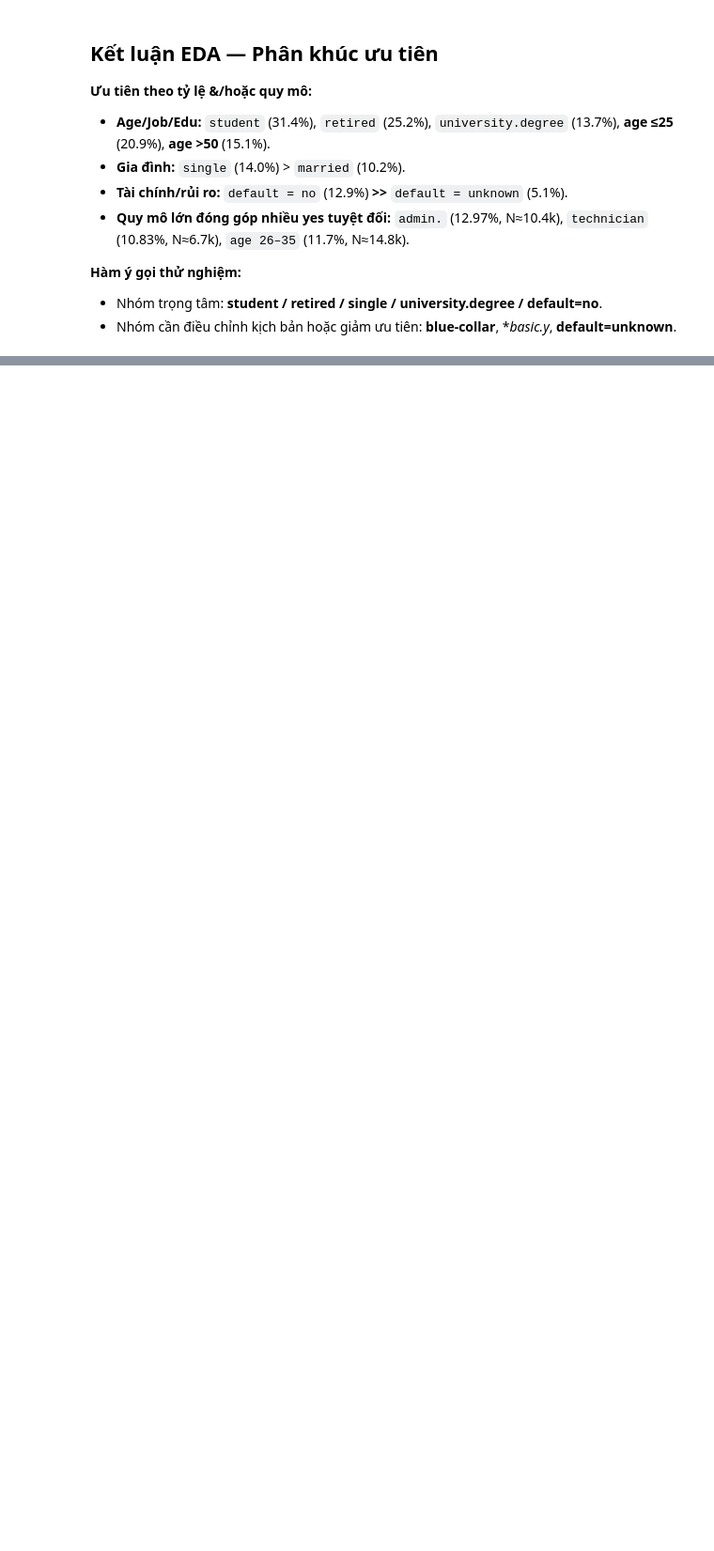
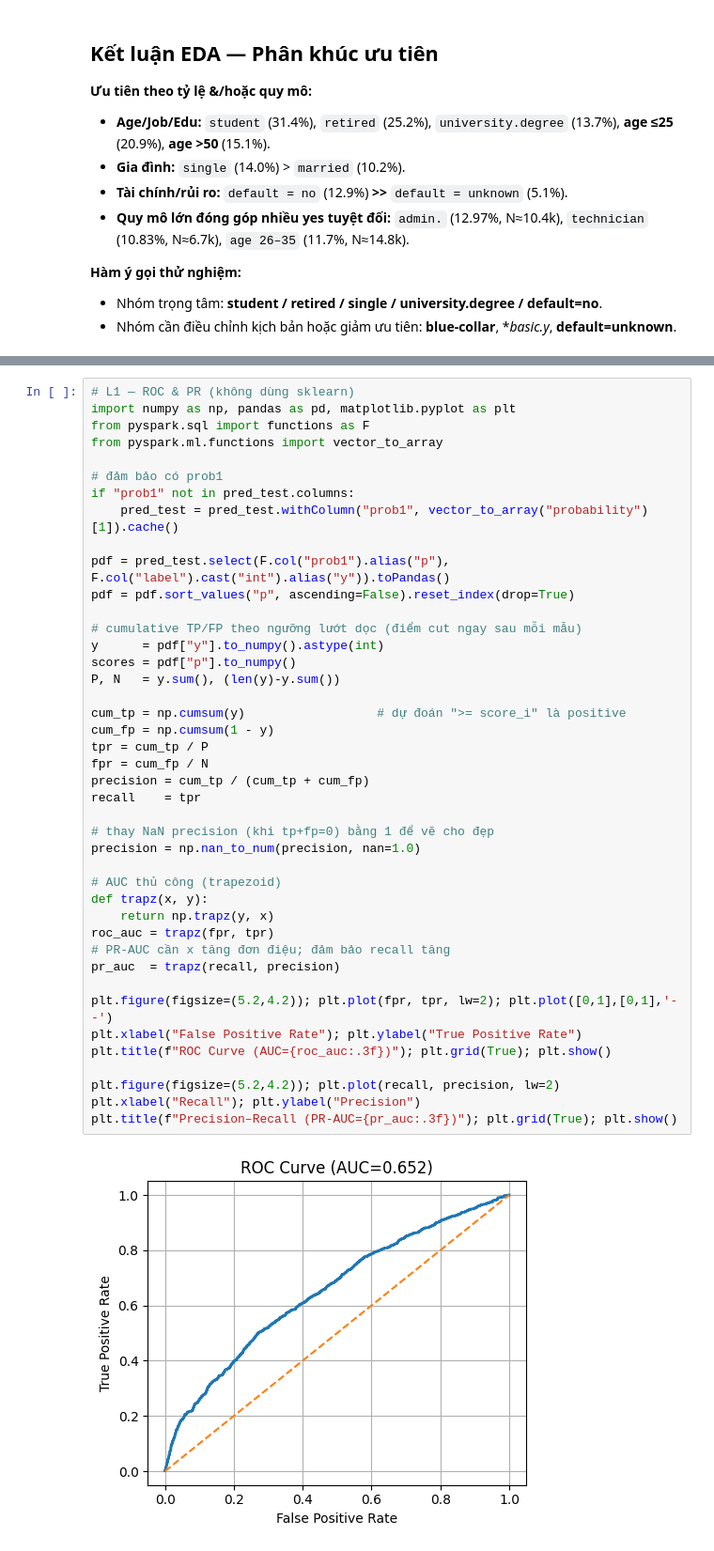
Before and after one commit to hungfnguyen/marketing-bank-prediction, a Jupyter notebook: notebooks/01_personal_profiles.ipynb, the cells around one changed output, grey strips where cells are left out. Shown at 94% size. Drawn from its saved outputs; the diff is of its cells as text; blank space fills up the shorter version.

```diff
--- a/notebooks/01_personal_profiles.ipynb
+++ b/notebooks/01_personal_profiles.ipynb
@@ -502,0 +1149,44 @@ Pipeline & GridSearchCV đã sẵn sàng. Gọi `gs.fit(X_train, y_train)` ở c
+# %%
+# L1 — ROC & PR (không dùng sklearn)
+import numpy as np, pandas as pd, matplotlib.pyplot as plt
+from pyspark.sql import functions as F
+from pyspark.ml.functions import vector_to_array
+
+# đảm bảo có prob1
+if "prob1" not in pred_test.columns:
+    pred_test = pred_test.withColumn("prob1", vector_to_array("probability")[1]).cache()
+
+pdf = pred_test.select(F.col("prob1").alias("p"), F.col("label").cast("int").alias("y")).toPandas()
+pdf = pdf.sort_values("p", ascending=False).reset_index(drop=True)
+
+# cumulative TP/FP theo ngưỡng lướt dọc (điểm cut ngay sau mỗi mẫu)
+y      = pdf["y"].to_numpy().astype(int)
+scores = pdf["p"].to_numpy()
+P, N   = y.sum(), (len(y)-y.sum())
+
+cum_tp = np.cumsum(y)                  # dự đoán ">= score_i" là positive
+cum_fp = np.cumsum(1 - y)
+tpr = cum_tp / P
+fpr = cum_fp / N
+precision = cum_tp / (cum_tp + cum_fp)
+recall    = tpr
+
+# thay NaN precision (khi tp+fp=0) bằng 1 để vẽ cho đẹp
+precision = np.nan_to_num(precision, nan=1.0)
+
+# AUC thủ công (trapezoid)
+def trapz(x, y):
+    return np.trapz(y, x)
+roc_auc = trapz(fpr, tpr)
+# PR-AUC cần x tăng đơn điệu; đảm bảo recall tăng
+pr_auc  = trapz(recall, precision)
+
+plt.figure(figsize=(5.2,4.2)); plt.plot(fpr, tpr, lw=2); plt.plot([0,1],[0,1],'--')
+plt.xlabel("False Positive Rate"); plt.ylabel("True Positive Rate")
+plt.title(f"ROC Curve (AUC={roc_auc:.3f})"); plt.grid(True); plt.show()
+
+plt.figure(figsize=(5.2,4.2)); plt.plot(recall, precision, lw=2)
+plt.xlabel("Recall"); plt.ylabel("Precision")
+plt.title(f"Precision–Recall (PR-AUC={pr_auc:.3f})"); plt.grid(True); plt.show()
+# %% [output]
+[figure, added]
```
Also changed, not shown: parts of 49 cells of this notebook, 1 other file.
